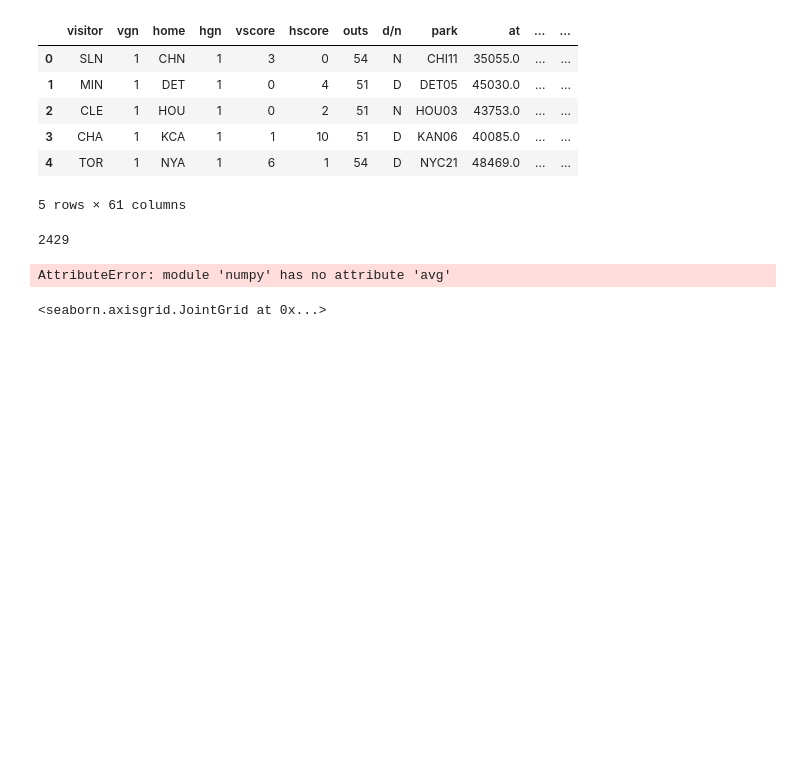
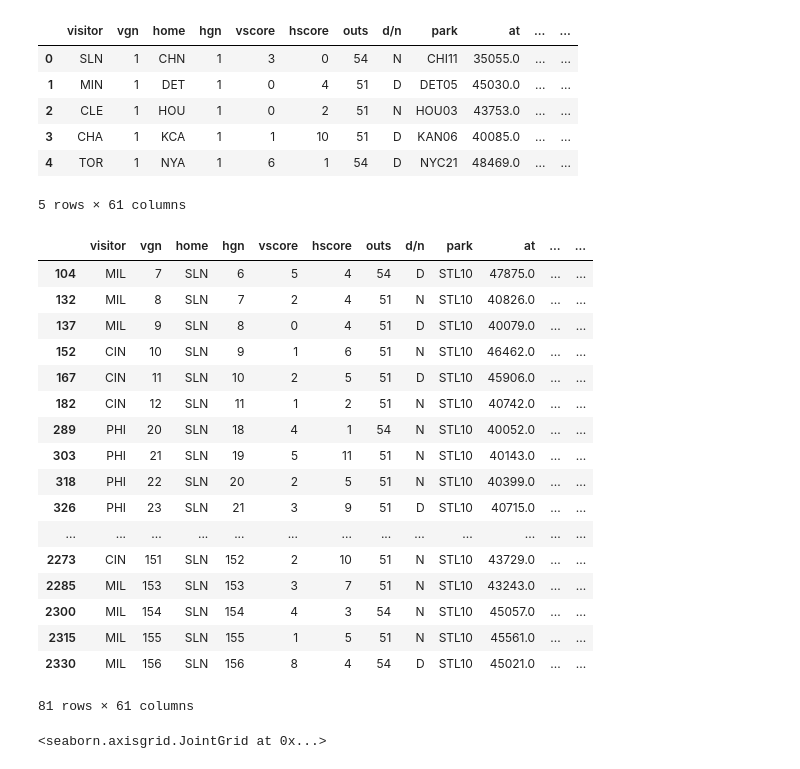
Before and after one commit to Elkin3456/Cmse202-Sport, a Jupyter notebook: Baseballnotebook.ipynb, the cells around one changed output. Cells and saved outputs as stored; diff of their text form; code cells hidden in the pictures; blank space fills up the shorter version.

```diff
--- a/Baseballnotebook.ipynb
+++ b/Baseballnotebook.ipynb
@@ -113,22 +113,40 @@ mast.head()
 # %%
 #initalise team list
 teams = mast.iloc[:,0].unique()
 tn = len(teams)
 teaml = teams.tolist()
 home = {}
 visitor = {}
 total = {}
 for a in range(tn):
     home["team{0}".format(a)] = mast[mast['home']== teams[a]]
     visitor["team{0}".format(a)] = mast[mast['visitor']== teams[a]]
     total["team{0}".format(a)] = mast[(mast['visitor'] == teams[a]) | (mast['home'] == teams[a])]
-#home['team0']
-#teaml
+home['team0']
+# %% [output]
+|  | visitor | vgn | home | hgn | vscore | hscore | outs | d/n | park | at | ... | ... |
+| 104 | MIL | 7 | SLN | 6 | 5 | 4 | 54 | D | STL10 | 47875.0 | ... | ... |
+| 132 | MIL | 8 | SLN | 7 | 2 | 4 | 51 | N | STL10 | 40826.0 | ... | ... |
+| 137 | MIL | 9 | SLN | 8 | 0 | 4 | 51 | D | STL10 | 40079.0 | ... | ... |
+| 152 | CIN | 10 | SLN | 9 | 1 | 6 | 51 | N | STL10 | 46462.0 | ... | ... |
+| 167 | CIN | 11 | SLN | 10 | 2 | 5 | 51 | D | STL10 | 45906.0 | ... | ... |
+| 182 | CIN | 12 | SLN | 11 | 1 | 2 | 51 | N | STL10 | 40742.0 | ... | ... |
+| 289 | PHI | 20 | SLN | 18 | 4 | 1 | 54 | N | STL10 | 40052.0 | ... | ... |
+| 303 | PHI | 21 | SLN | 19 | 5 | 11 | 51 | N | STL10 | 40143.0 | ... | ... |
+| 318 | PHI | 22 | SLN | 20 | 2 | 5 | 51 | N | STL10 | 40399.0 | ... | ... |
+| 326 | PHI | 23 | SLN | 21 | 3 | 9 | 51 | D | STL10 | 40715.0 | ... | ... |
+| ... | ... | ... | ... | ... | ... | ... | ... | ... | ... | ... | ... | ... |
+| 2273 | CIN | 151 | SLN | 152 | 2 | 10 | 51 | N | STL10 | 43729.0 | ... | ... |
+| 2285 | MIL | 153 | SLN | 153 | 3 | 7 | 51 | N | STL10 | 43243.0 | ... | ... |
+| 2300 | MIL | 154 | SLN | 154 | 4 | 3 | 54 | N | STL10 | 45057.0 | ... | ... |
+| 2315 | MIL | 155 | SLN | 155 | 1 | 5 | 51 | N | STL10 | 45561.0 | ... | ... |
+| 2330 | MIL | 156 | SLN | 156 | 8 | 4 | 54 | D | STL10 | 45021.0 | ... | ... |
+81 rows × 61 columns
 # %%
 #home['team0'].describe()
 # %%
+gl = 0
 gw = 0
-gl = 0
 winl = []
 lossl = []
 win = {}
@@ -136,21 +154,20 @@ loss = {}
 for t in range(tn):
     win["team{}".format(t)] = []
     loss["team{}".format(t)] = []
-for t in range(len(teaml)):
-    for r in range(len(mast.iloc[:,0])):
-        if teams[t] == mast['winr'][r] or mast['losr'][r]:
-            if teams[t] == mast['winr'][r]:
+
+for t in range(tn):
+    for b in range(len(mast['winr'][:])):
+        if teams[t] == mast['winr'][b] or teams[t] == mast['losr'][b]:
+            if teams[t] == mast['winr'][b]:
                 gw = gw + 1
+                gl = gl + 0
                 win["team{}".format(t)].append(gw)
                 loss["team{}".format(t)].append(gl)
             else:
                 gl = gl + 1
+                gw = gw + 0
                 loss["team{}".format(t)].append(gl)
                 win["team{}".format(t)].append(gw)
-        else:
-            pass
-# %% [output]
-2429
 # %%
 field = mast.iloc[:,8].unique()
 fn = len(field)
@@ -160,9 +177,7 @@ fields = {}
 for a in range(fn):
     fields["field{0}".format(a)] = mast[mast['park']== field[a]]
 
-avg_at = np.avg(fields['field0']['at'])
+avg_at = np.mean(fields['field0']['at'])
-# %% [output]
-AttributeError: module 'numpy' has no attribute 'avg'
 # %%
 import matplotlib.pyplot as plt
 %matplotlib inline
```
